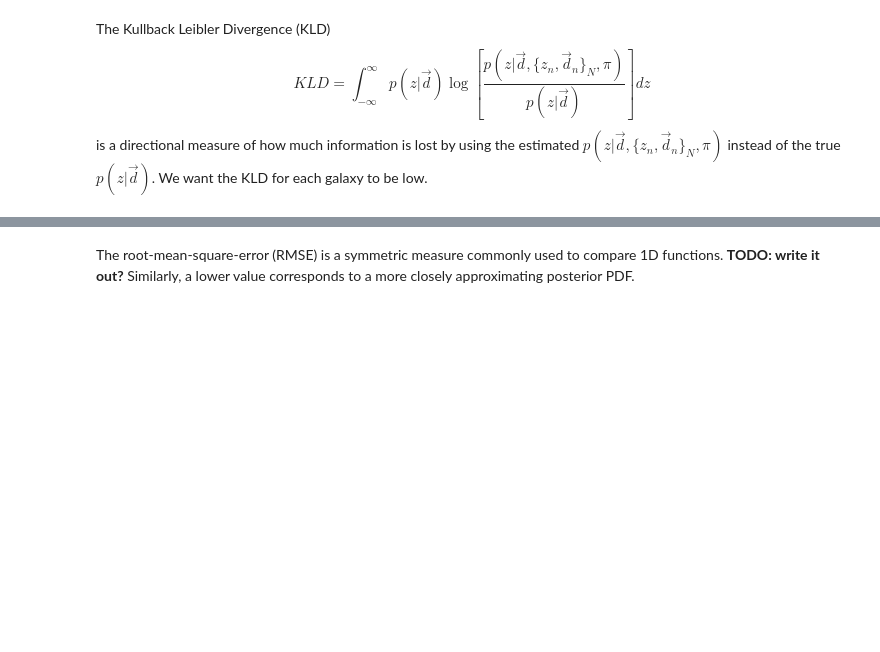
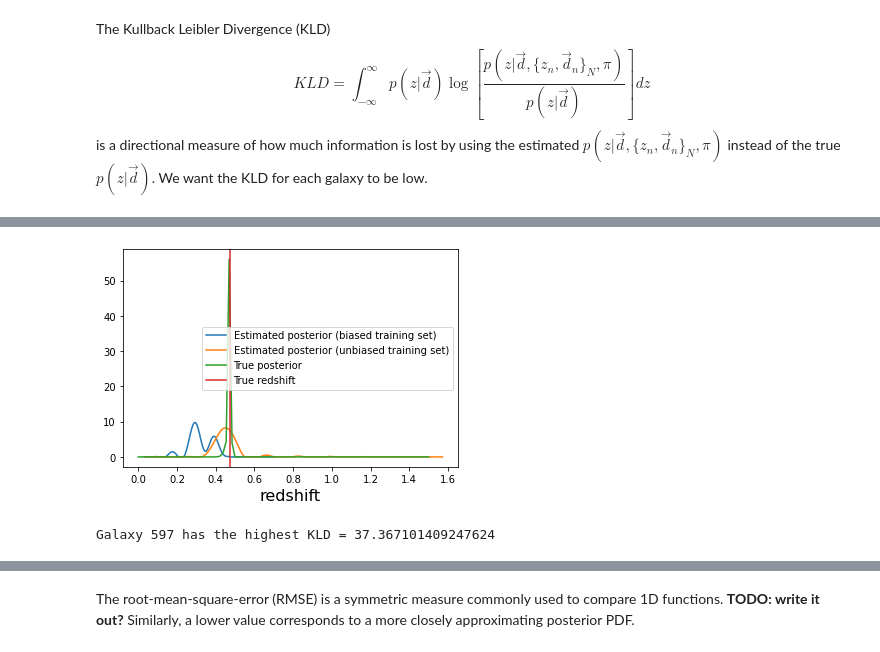
Before and after one commit to aimalz/qtc2021, a Jupyter notebook: intro.ipynb, the cells around one changed output, grey strips where cells are left out. Drawn from its saved outputs; the diff is of its cells as text; code cells hidden in the pictures; blank space fills up the shorter version.

Commit message:
plotting posteriors for galaxies with highest and lowest KLD

```diff
--- a/intro.ipynb
+++ b/intro.ipynb
@@ -586,8 +661,11 @@ plt.semilogy()
 # %%
-# plt.plot(y_grid_bias, cde_test_bias[chosen], label='Estimated posterior (biased training set)')
-# plt.plot(y_grid, cde_test[chosen], label='Estimated posterior (unbiased training set)')
-# plt.plot(grid, posteriors_test[chosen], label='True posterior')
-# plt.axvline(y_test[chosen], 0, 1, c='C3', label='True redshift')
-# plt.legend()
-# plt.xlabel("redshift")
-# plt.show()
+#original
+plt.plot(y_grid_bias, cde_test_bias[chosen], label='Estimated posterior (biased training set)')
+plt.plot(y_grid, cde_test[chosen], label='Estimated posterior (unbiased training set)')
+plt.plot(grid, posteriors_test[chosen], label='True posterior')
+plt.axvline(y_test[chosen], 0, 1, c='C3', label='True redshift')
+plt.legend()
+plt.xlabel("redshift")
+plt.show()
+# %% [output]
+[figure, added]
@@ -593,0 +674,6 @@ plt.semilogy()
+# %%
+#max KLD
+gal_KLD_max = KLDs.argmax()
+print(f'Galaxy {gal_KLD_max} has the highest KLD = {KLDs[gal_KLD_max]}')
+# %% [output]
+Galaxy 597 has the highest KLD = 37.367101409247624
```
Also changed, not shown: parts of 21 cells of this notebook, 9 other files.
